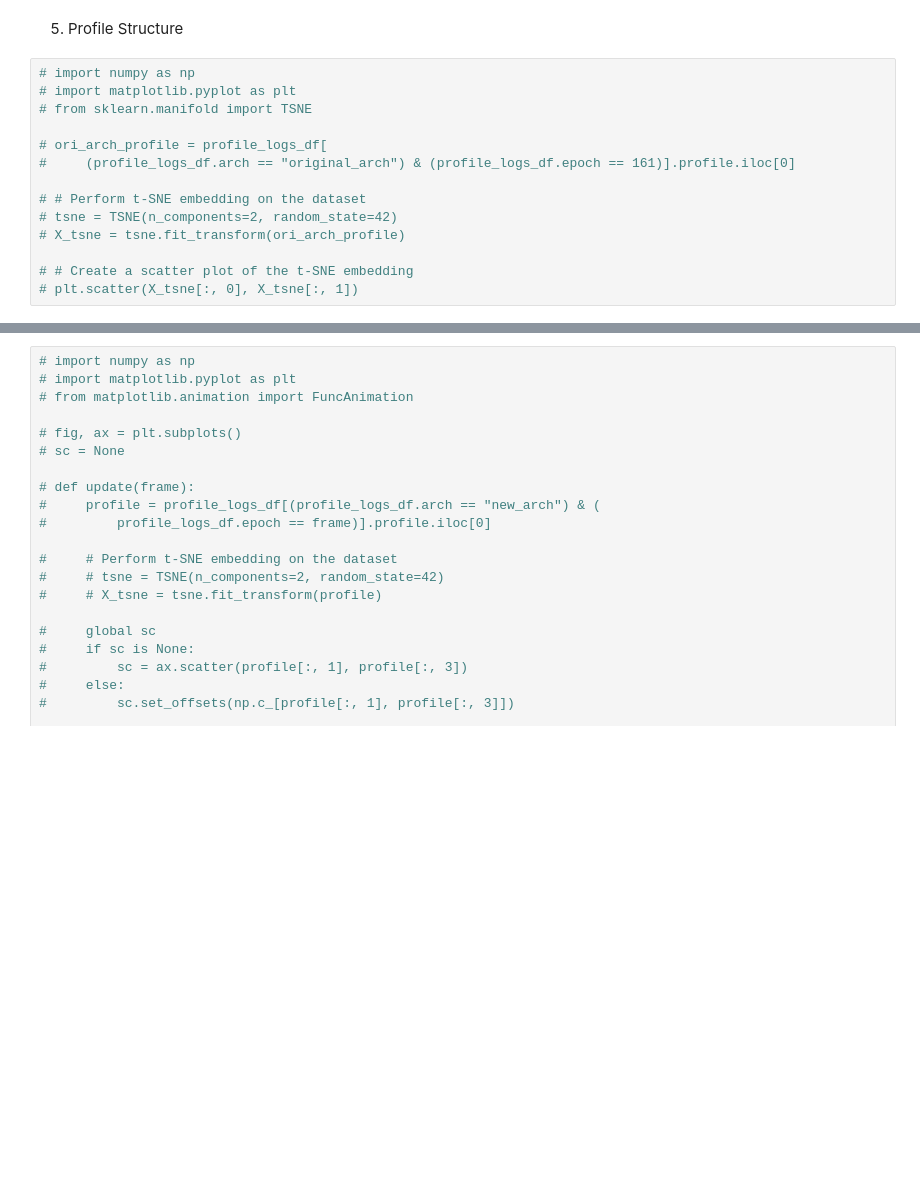
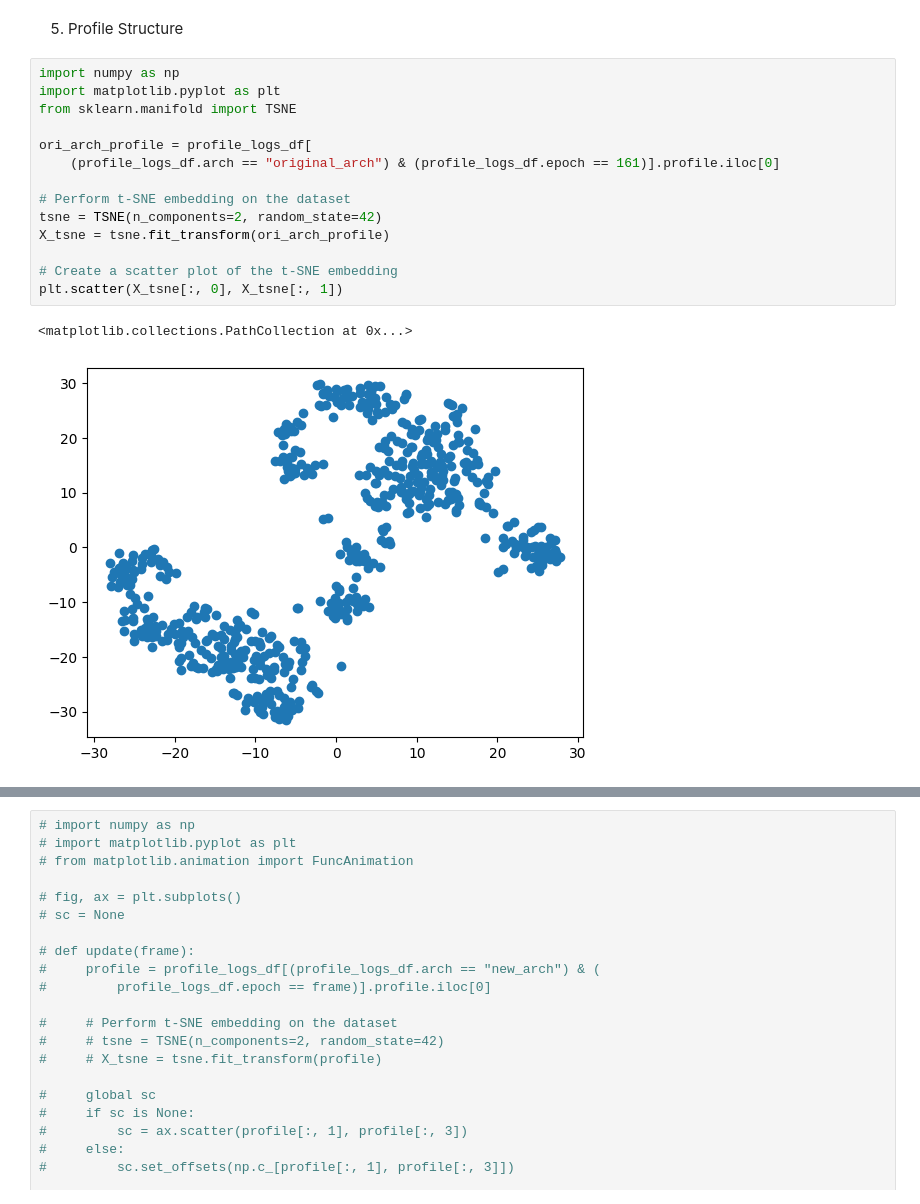
Before and after one commit to e8yes/spectrum-generator, a Jupyter notebook: src/notebook/user_profile_convergence.ipynb, the cells around one changed output, grey strips where cells are left out. Drawn from its saved outputs; the diff is of its cells as text; blank space fills up the shorter version.

```diff
--- a/src/notebook/user_profile_convergence.ipynb
+++ b/src/notebook/user_profile_convergence.ipynb
@@ -346,17 +345,20 @@ plt.legend(loc="upper left")
 # %% [markdown]
 5. Profile Structure
 # %%
-# import numpy as np
-# import matplotlib.pyplot as plt
-# from sklearn.manifold import TSNE
+import numpy as np
+import matplotlib.pyplot as plt
+from sklearn.manifold import TSNE
 
-# ori_arch_profile = profile_logs_df[
-#     (profile_logs_df.arch == "original_arch") & (profile_logs_df.epoch == 161)].profile.iloc[0]
+ori_arch_profile = profile_logs_df[
+    (profile_logs_df.arch == "original_arch") & (profile_logs_df.epoch == 161)].profile.iloc[0]
 
-# # Perform t-SNE embedding on the dataset
-# tsne = TSNE(n_components=2, random_state=42)
-# X_tsne = tsne.fit_transform(ori_arch_profile)
+# Perform t-SNE embedding on the dataset
+tsne = TSNE(n_components=2, random_state=42)
+X_tsne = tsne.fit_transform(ori_arch_profile)
 
-# # Create a scatter plot of the t-SNE embedding
-# plt.scatter(X_tsne[:, 0], X_tsne[:, 1])
+# Create a scatter plot of the t-SNE embedding
+plt.scatter(X_tsne[:, 0], X_tsne[:, 1])
+# %% [output]
+<matplotlib.collections.PathCollection at 0x...>
+[figure, added]
 # %%
```
Also changed, not shown: parts of 9 cells of this notebook.
